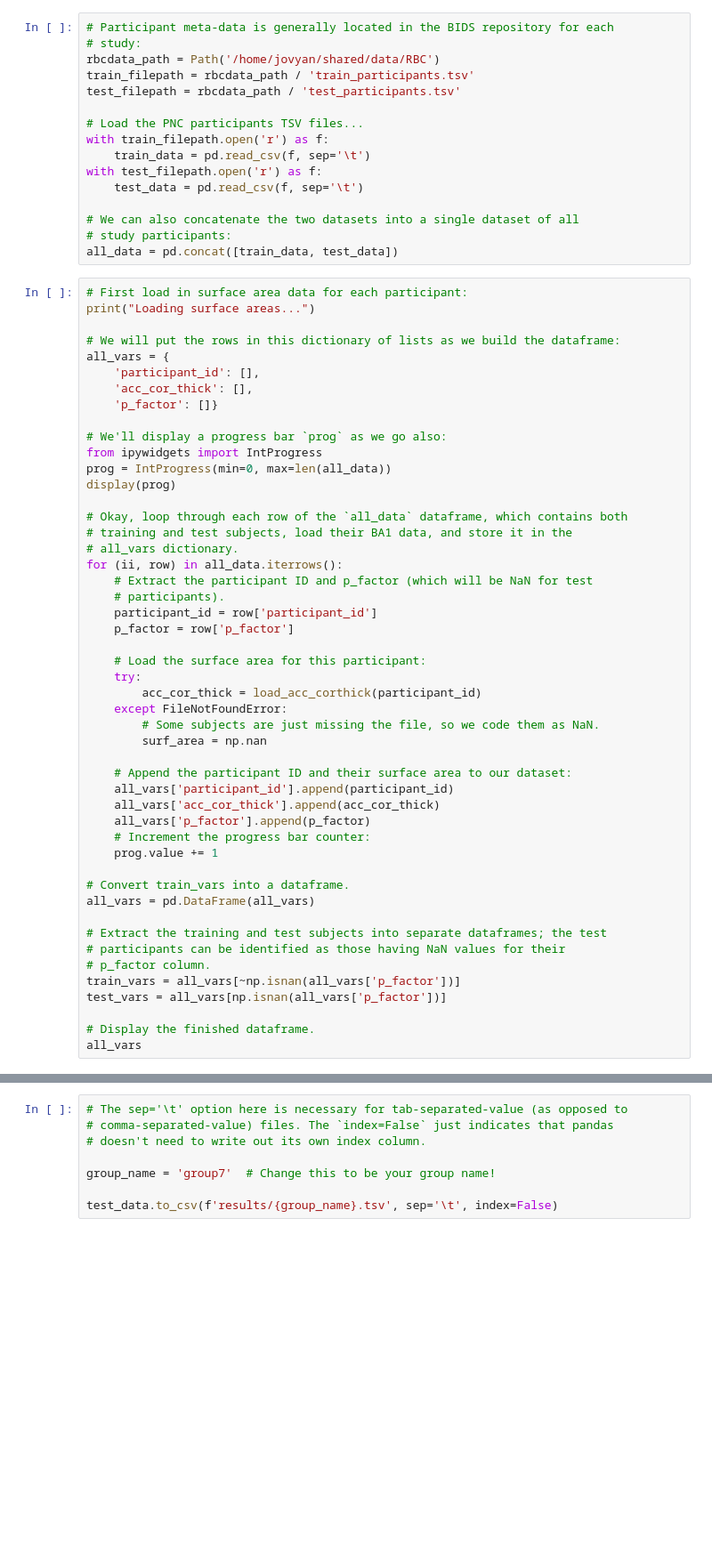
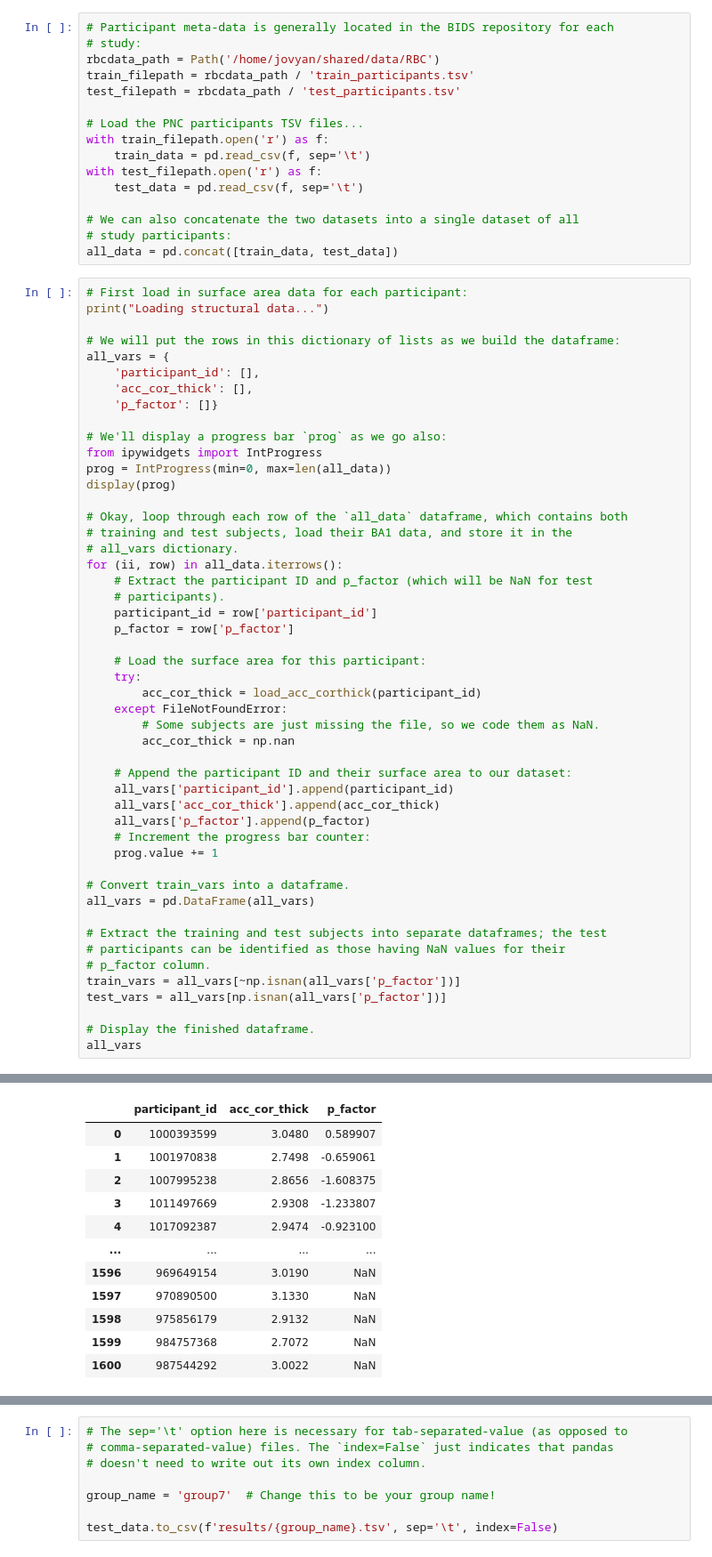
Before and after one commit to PatoViera/week-1-project-group7, a Jupyter notebook: ACC_cortical_thickness.ipynb, the cells around one changed output, grey strips where cells are left out. Shown: that part at 89% size. Cells and saved outputs as stored; diff of their text form; blank space fills up the shorter version.

```diff
--- a/ACC_cortical_thickness.ipynb
+++ b/ACC_cortical_thickness.ipynb
@@ -70,7 +71,7 @@ with test_filepath.open('r') as f:
 all_data = pd.concat([train_data, test_data])
 # %%
 # First load in surface area data for each participant:
-print("Loading surface areas...")
+print("Loading structural data...")
 
 # We will put the rows in this dictionary of lists as we build the dataframe:
 all_vars = {
@@ -92,31 +93,43 @@ for (ii, row) in all_data.iterrows():
     participant_id = row['participant_id']
     p_factor = row['p_factor']
 
     # Load the surface area for this participant:
     try:
         acc_cor_thick = load_acc_corthick(participant_id)
     except FileNotFoundError:
         # Some subjects are just missing the file, so we code them as NaN.
-        surf_area = np.nan
+        acc_cor_thick = np.nan
 
     # Append the participant ID and their surface area to our dataset:
     all_vars['participant_id'].append(participant_id)
     all_vars['acc_cor_thick'].append(acc_cor_thick)
     all_vars['p_factor'].append(p_factor)
     # Increment the progress bar counter:
     prog.value += 1
 
 # Convert train_vars into a dataframe.
 all_vars = pd.DataFrame(all_vars)
 
 # Extract the training and test subjects into separate dataframes; the test
 # participants can be identified as those having NaN values for their
 # p_factor column.
 train_vars = all_vars[~np.isnan(all_vars['p_factor'])]
 test_vars = all_vars[np.isnan(all_vars['p_factor'])]
 
 # Display the finished dataframe.
 all_vars
 # %% [output]
 Loading surface areas...
 IntProgress(value=0, max=1601)
+|  | participant_id | acc_cor_thick | p_factor |
+| 0 | 1000393599 | 3.0480 | 0.589907 |
+| 1 | 1001970838 | 2.7498 | -0.659061 |
+| 2 | 1007995238 | 2.8656 | -1.608375 |
+| 3 | 1011497669 | 2.9308 | -1.233807 |
+| 4 | 1017092387 | 2.9474 | -0.923100 |
+| ... | ... | ... | ... |
+| 1596 | 969649154 | 3.0190 | NaN |
+| 1597 | 970890500 | 3.1330 | NaN |
+| 1598 | 975856179 | 2.9132 | NaN |
+| 1599 | 984757368 | 2.7072 | NaN |
+| 1600 | 987544292 | 3.0022 | NaN |
```
Also changed, not shown: parts of 6 cells of this notebook, 1 other file.
